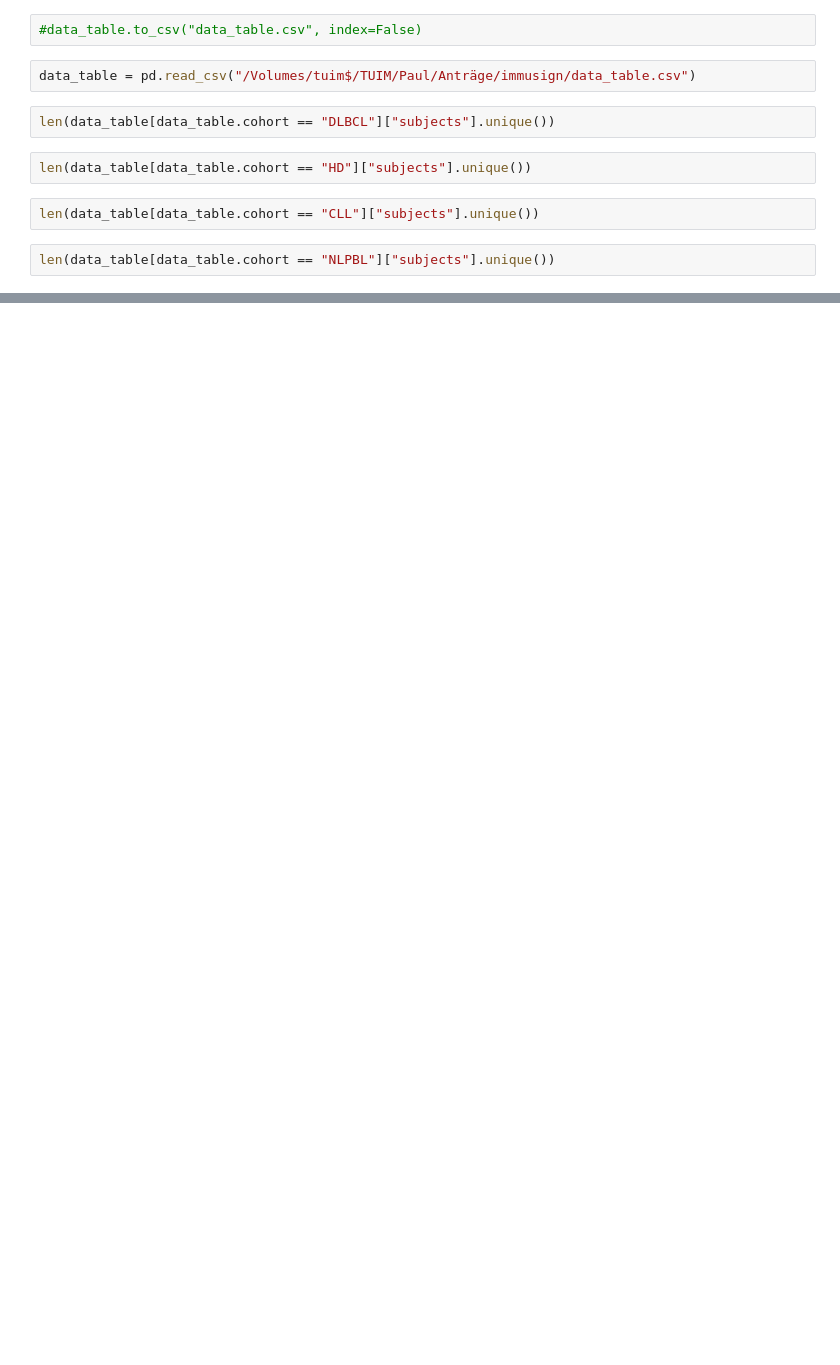
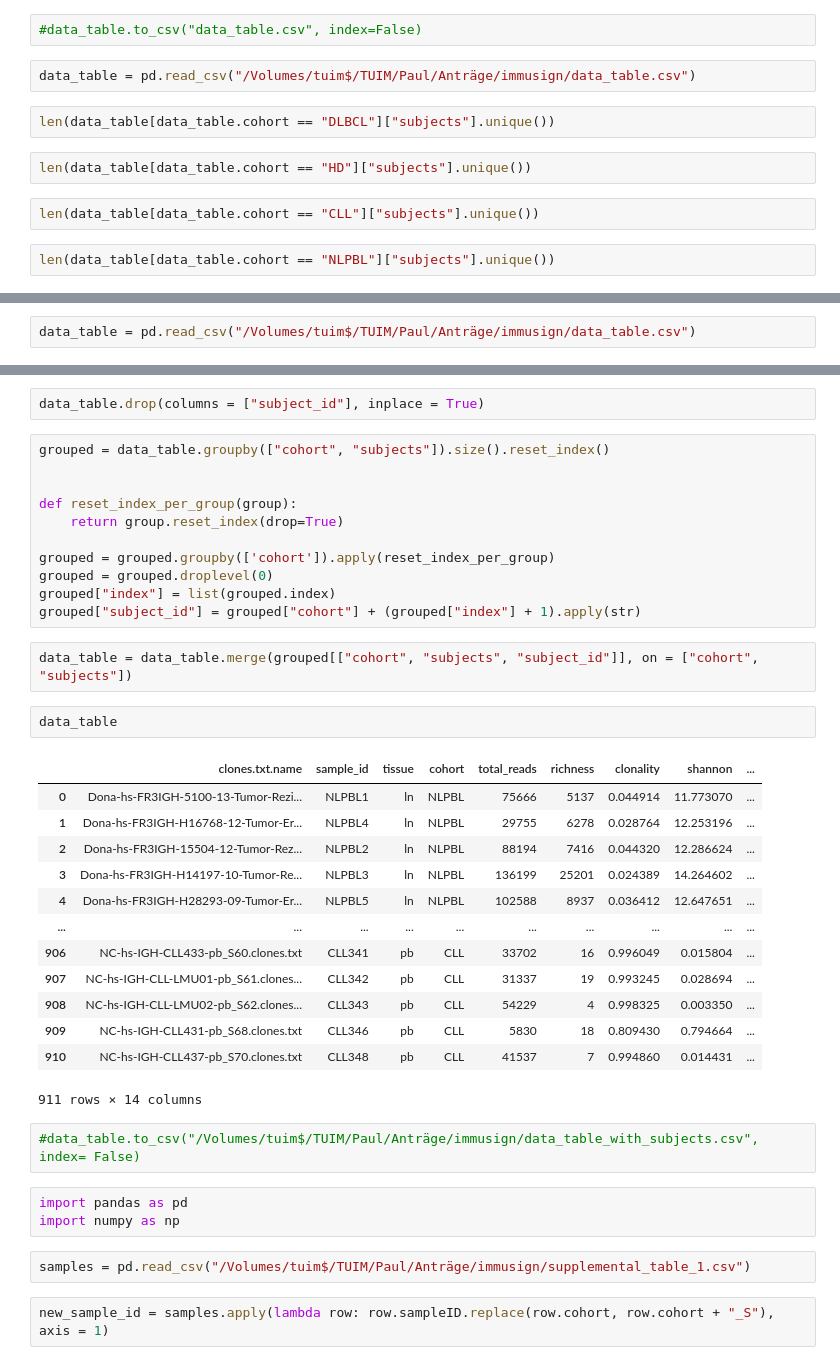
Before and after one commit to paulovic96/immusign, a Jupyter notebook: review.ipynb, the cells around one changed output, grey strips where cells are left out. Cells and saved outputs as stored; diff of their text form; blank space fills up the shorter version.

Commit message:
data origin

```diff
--- a/review.ipynb
+++ b/review.ipynb
@@ -747,0 +762,2 @@ len(data_table[data_table.cohort == "NLPBL"]["subjects"].unique())
+# %%
+data_table = pd.read_csv("/Volumes/tuim$/TUIM/Paul/Anträge/immusign/data_table.csv")
@@ -747,0 +773,40 @@ len(data_table[data_table.cohort == "NLPBL"]["subjects"].unique())
+# %%
+data_table.drop(columns = ["subject_id"], inplace = True)
+# %%
+grouped = data_table.groupby(["cohort", "subjects"]).size().reset_index()
+
+
+def reset_index_per_group(group):
+    return group.reset_index(drop=True)
+
+grouped = grouped.groupby(['cohort']).apply(reset_index_per_group)
+grouped = grouped.droplevel(0)
+grouped["index"] = list(grouped.index)
+grouped["subject_id"] = grouped["cohort"] + (grouped["index"] + 1).apply(str)
+# %%
+data_table = data_table.merge(grouped[["cohort", "subjects", "subject_id"]], on = ["cohort", "subjects"])
+# %%
+data_table
+# %% [output]
+|  | clones.txt.name | sample_id | tissue | cohort | total_reads | richness | clonality | shannon | ... |
+| 0 | Dona-hs-FR3IGH-5100-13-Tumor-Rezi... | NLPBL1 | ln | NLPBL | 75666 | 5137 | 0.044914 | 11.773070 | ... |
+| 1 | Dona-hs-FR3IGH-H16768-12-Tumor-Er... | NLPBL4 | ln | NLPBL | 29755 | 6278 | 0.028764 | 12.253196 | ... |
+| 2 | Dona-hs-FR3IGH-15504-12-Tumor-Rez... | NLPBL2 | ln | NLPBL | 88194 | 7416 | 0.044320 | 12.286624 | ... |
+| 3 | Dona-hs-FR3IGH-H14197-10-Tumor-Re... | NLPBL3 | ln | NLPBL | 136199 | 25201 | 0.024389 | 14.264602 | ... |
+| 4 | Dona-hs-FR3IGH-H28293-09-Tumor-Er... | NLPBL5 | ln | NLPBL | 102588 | 8937 | 0.036412 | 12.647651 | ... |
+| ... | ... | ... | ... | ... | ... | ... | ... | ... | ... |
+| 906 | NC-hs-IGH-CLL433-pb_S60.clones.txt | CLL341 | pb | CLL | 33702 | 16 | 0.996049 | 0.015804 | ... |
+| 907 | NC-hs-IGH-CLL-LMU01-pb_S61.clones... | CLL342 | pb | CLL | 31337 | 19 | 0.993245 | 0.028694 | ... |
+| 908 | NC-hs-IGH-CLL-LMU02-pb_S62.clones... | CLL343 | pb | CLL | 54229 | 4 | 0.998325 | 0.003350 | ... |
+| 909 | NC-hs-IGH-CLL431-pb_S68.clones.txt | CLL346 | pb | CLL | 5830 | 18 | 0.809430 | 0.794664 | ... |
+| 910 | NC-hs-IGH-CLL437-pb_S70.clones.txt | CLL348 | pb | CLL | 41537 | 7 | 0.994860 | 0.014431 | ... |
+911 rows × 14 columns
+# %%
+#data_table.to_csv("/Volumes/tuim$/TUIM/Paul/Anträge/immusign/data_table_with_subjects.csv", index= False)
+# %%
+import pandas as pd
+import numpy as np
+# %%
+samples = pd.read_csv("/Volumes/tuim$/TUIM/Paul/Anträge/immusign/supplemental_table_1.csv")
+# %%
+new_sample_id = samples.apply(lambda row: row.sampleID.replace(row.cohort, row.cohort + "_S"), axis = 1)
```
Also changed, not shown: parts of 54 cells of this notebook.
